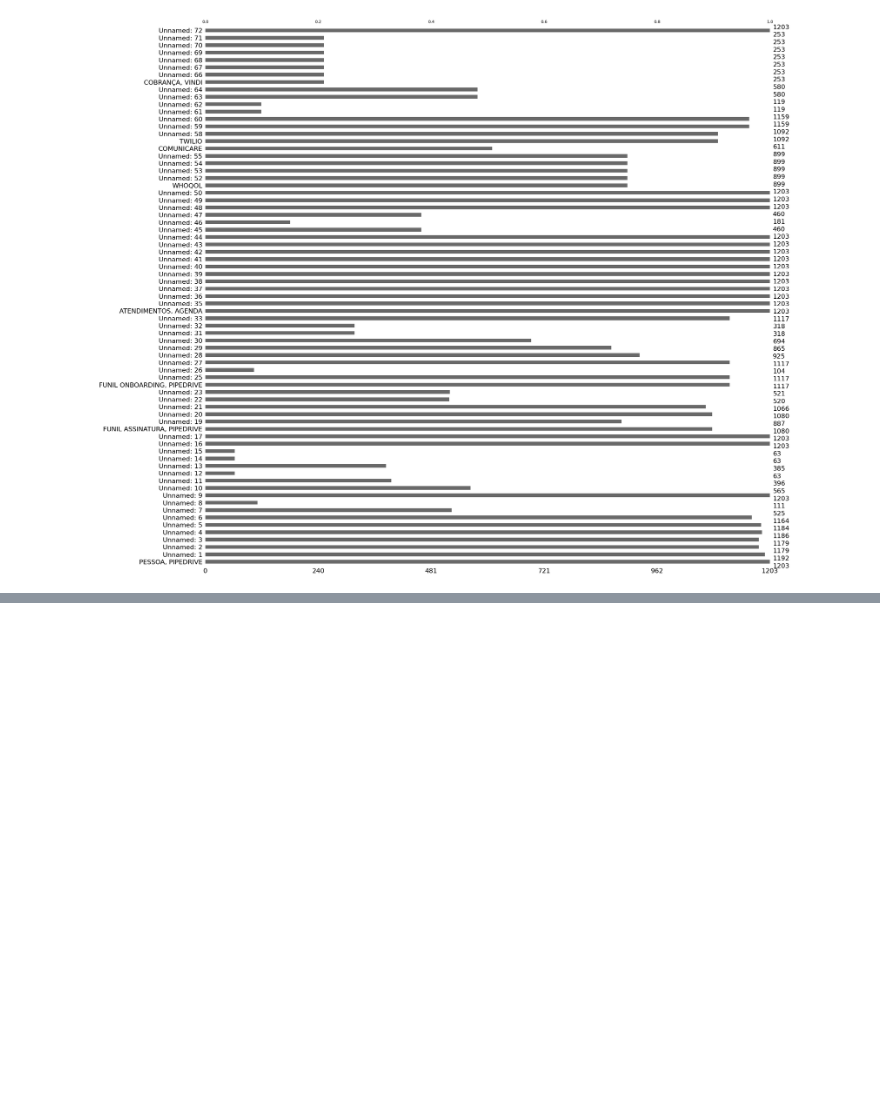
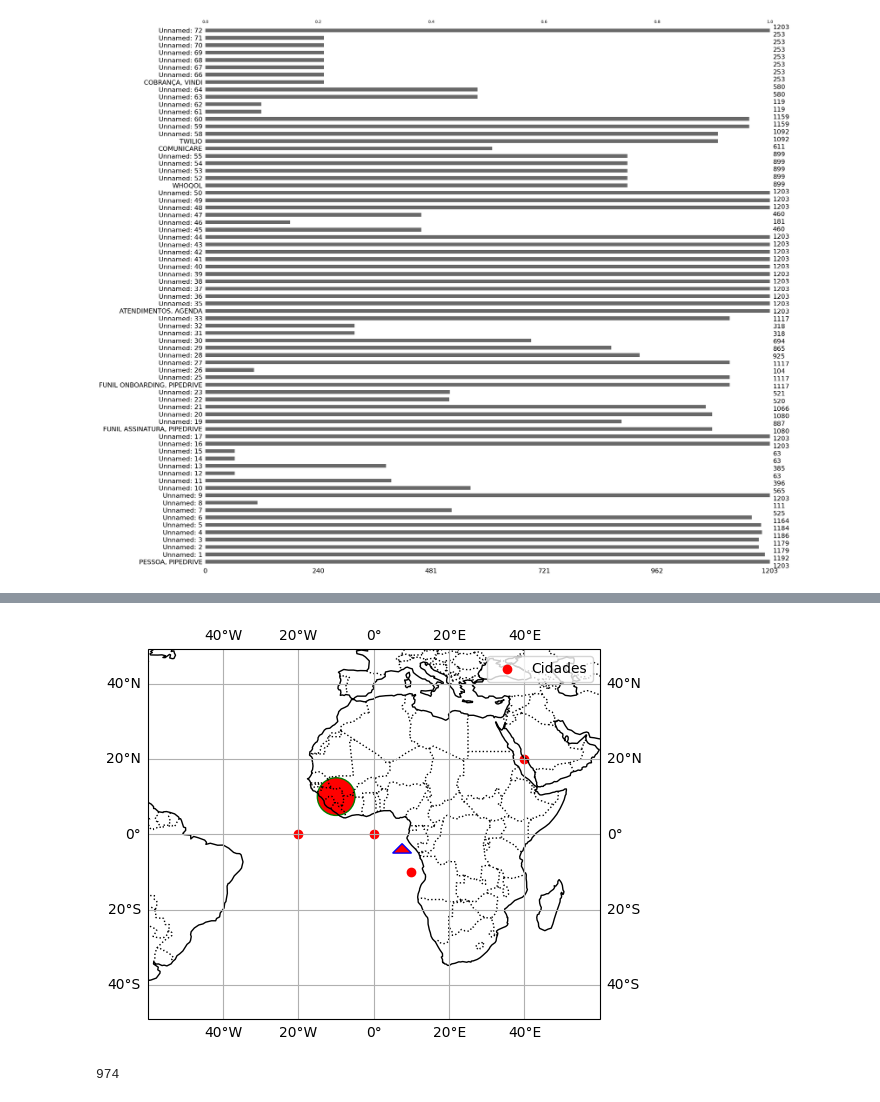
Before and after one commit to alessitomas/streamlit-deploy, a Jupyter notebook: src/scripts/teste.ipynb, the cells around one changed output, grey strips where cells are left out. Drawn from its saved outputs; the diff is of its cells as text; code cells hidden in the pictures; blank space fills up the shorter version.

```diff
--- a/src/scripts/teste.ipynb
+++ b/src/scripts/teste.ipynb
@@ -20,0 +33,44 @@ msno.bar(data)
+# %%
+import matplotlib.pyplot as plt
+import cartopy.crs as ccrs
+import cartopy.feature as cfeature
+from matplotlib.patches import Polygon, Circle
+
+# Crie uma figura e eixos
+fig, ax = plt.subplots(subplot_kw={'projection': ccrs.PlateCarree()})
+
+# Adicione um fundo do mapa
+ax.add_feature(cfeature.BORDERS, linestyle=':')
+ax.add_feature(cfeature.COASTLINE)
+
+# Adicione limites de latitude e longitude
+ax.set_extent([-60, 60, -30, 30])
+
+# Adicione alguns pontos no mapa (por exemplo, cidades)
+lons = [0, 10, -20, 40]
+lats = [0, -10, 0, 20]
+ax.scatter(lons, lats, transform=ccrs.PlateCarree(), color='red', marker='o', label='Cidades')
+
+# Adicione um triângulo
+triangle_coords = [(5, -5), (10, -5), (7.5, -2.5)]
+triangle = Polygon(triangle_coords, edgecolor='blue', facecolor='red', transform=ccrs.PlateCarree())
+ax.add_patch(triangle)
+
+# Adicione um círculo
+circle = Circle((-10, 10), 5, edgecolor='green', facecolor='red', transform=ccrs.PlateCarree())
+ax.add_patch(circle)
+
+# Adicione grade de coordenadas
+ax.gridlines(draw_labels=True, dms=True, x_inline=False, y_inline=False)
+
+# Adicione uma legenda
+ax.legend()
+
+# Mostre o gráfico
+plt.show()
+# %% [output]
+[figure, added]
+# %%
+len(new_data)
+# %% [output]
+974
```
Also changed, not shown: parts of 5 cells of this notebook, 1 other file.
